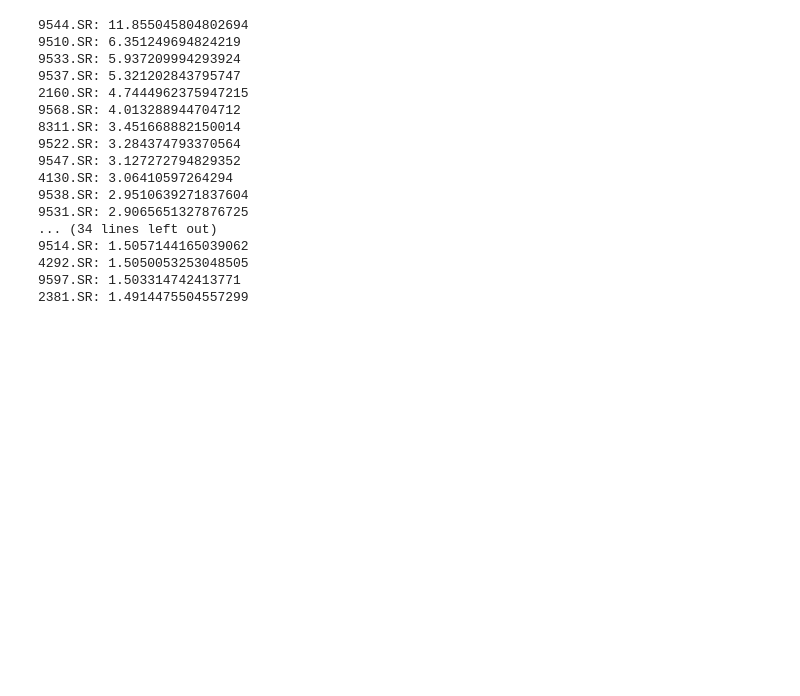
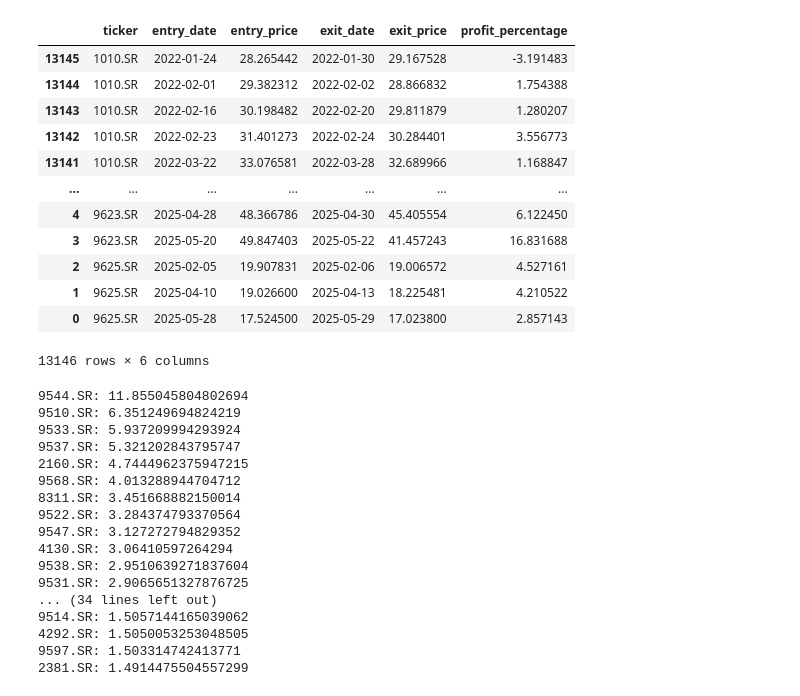
Before and after one commit to kamarulaw/saudi_backtests, a Jupyter notebook: 250715/FEEADJ__allsauditickers.ipynb, the cells around one changed output. Cells and saved outputs as stored; diff of their text form; code cells hidden in the pictures; blank space fills up the shorter version.

```diff
--- a/250715/FEEADJ__allsauditickers.ipynb
+++ b/250715/FEEADJ__allsauditickers.ipynb
@@ -48,6 +48,7 @@ saudi_tickers = [1010,1020,1030,1050,1060,1080,1111,1120,1140,1150,1180,1182,118
                  9560,9561,9562,9563,9564,9565,9566,9567,9568,9569,9570,9571,9572,9574,9575,9577,9578,9579,9580,9581,9583,
                  9584,9585,9586,9587,9588,9589,9590,9591,9592,9593,9594,9595,9596,9597,9598,9599,9600,9601,9602,9603,9604,
                  9605,9606,9607,9608,9609,9610,9611,9612,9613,9614,9615,9616,9617,9618,9619,9620,9621,9622,9623,9625]
+buysellframe = pd.DataFrame(columns=["ticker", "entry_date", "entry_price", "exit_date", "exit_price", "profit_percentage"])
 for numerical_part in saudi_tickers:
   ticker = str(numerical_part)
   ticker += '.'
@@ -104,31 +105,23 @@ for numerical_part in saudi_tickers:
 
   data.to_csv("out.csv")
   data = pd.read_csv("out.csv")
-
-  entry_exit_values = []
-  dates = []
-  buysellframe = None
   for x in range(1,int(data["shortsellcumsum"].max())+1):
     frame = data.loc[data.shortsellcumsum==x]
     if (frame.loc[frame.buy==True].shape[0]>=1):
-      # create buysell dataframe
-      if (buysellframe is None):
-        buysellframe = frame.loc[frame.shortsell==True].iloc[0]
-        buysellframe = pd.concat([buysellframe, frame.loc[frame.buy == True].iloc[0]], ignore_index=True,axis=1)
-      else:
-        buysellframe = pd.concat([buysellframe, frame.loc[frame.shortsell==True].iloc[0]], ignore_index=True,axis=1)
-        buysellframe = pd.concat([buysellframe, frame.loc[frame.buy == True].iloc[0]], ignore_index=True,axis=1)
+    # create buysell dataframe
       ssclose = float(frame.loc[frame.shortsell==True]["Close"].to_list()[0]) + .0014*(float(frame.loc[frame.shortsell==True]["Close"].to_list()[0]))
+      ssclosedate = frame.loc[frame.shortsell==True]["Price"].to_list()[0]
       buyclose = float(frame.loc[frame.buy==True]["Close"].to_list()[0]) + 0.0014*(float(frame.loc[frame.buy==True]["Close"].to_list()[0]))
-      entry_exit_values.append(ssclose-buyclose)
-      dates.append(frame.loc[frame.buy==True]["Price"].to_list()[0])
-  buysellframe = buysellframe.T
-  # Save Entry and Exit points for Ticker
-  entryexitfile = "/content/drive/My Drive/"
-  entryexitfile += ticker.split('.')[0]
-  entryexitfile += "_entryexit.csv"
-  buysellframe.to_csv(entryexitfile)
+      buydate = frame.loc[frame.buy==True]["Price"].to_list()[0]
+      profit_percentage = ((ssclose-buyclose)/ssclose)*100
+      buysellframe = pd.concat([pd.DataFrame([[ticker,ssclosedate,ssclose,buydate,buyclose,profit_percentage]], columns=buysellframe.columns), buysellframe], ignore_index=True)
 
+# Save Entry and Exit points for Ticker
+entryexitfile = "/content/drive/My Drive/"
+entryexitfile += "entryexit.csv"
+buysellframe.iloc[::-1].to_csv(entryexitfile)
+
+"""
   def cumlative_pnl(entry_exit_values):
     cumpnl = 0
     pnl = []
@@ -158,5 +151,6 @@ for numerical_part in saudi_tickers:
   plt.ylabel(ticker + 'Cumulative PNL ($)')
   plt.show()
   #topstocks[ticker] = pnl[len(pnl)-1]/finalbuyclose
+"""
 # %% [output]
 [*********************100%***********************]  1 of 1 completed
@@ -175,3 +174,19 @@ for numerical_part in saudi_tickers:
+# %%
+buysellframe.iloc[::-1]
+# %% [output]
+|  | ticker | entry_date | entry_price | exit_date | exit_price | profit_percentage |
+| 13145 | 1010.SR | 2022-01-24 | 28.265442 | 2022-01-30 | 29.167528 | -3.191483 |
+| 13144 | 1010.SR | 2022-02-01 | 29.382312 | 2022-02-02 | 28.866832 | 1.754388 |
+| 13143 | 1010.SR | 2022-02-16 | 30.198482 | 2022-02-20 | 29.811879 | 1.280207 |
+| 13142 | 1010.SR | 2022-02-23 | 31.401273 | 2022-02-24 | 30.284401 | 3.556773 |
+| 13141 | 1010.SR | 2022-03-22 | 33.076581 | 2022-03-28 | 32.689966 | 1.168847 |
+| ... | ... | ... | ... | ... | ... | ... |
+| 4 | 9623.SR | 2025-04-28 | 48.366786 | 2025-04-30 | 45.405554 | 6.122450 |
+| 3 | 9623.SR | 2025-05-20 | 49.847403 | 2025-05-22 | 41.457243 | 16.831688 |
+| 2 | 9625.SR | 2025-02-05 | 19.907831 | 2025-02-06 | 19.006572 | 4.527161 |
+| 1 | 9625.SR | 2025-04-10 | 19.026600 | 2025-04-13 | 18.225481 | 4.210522 |
+| 0 | 9625.SR | 2025-05-28 | 17.524500 | 2025-05-29 | 17.023800 | 2.857143 |
+13146 rows × 6 columns
 # %%
 count = 0
 for key, value in sorted(topstocks.items(), key=lambda item: item[1], reverse=True):
```
Also changed, not shown: parts of 2 cells of this notebook.
